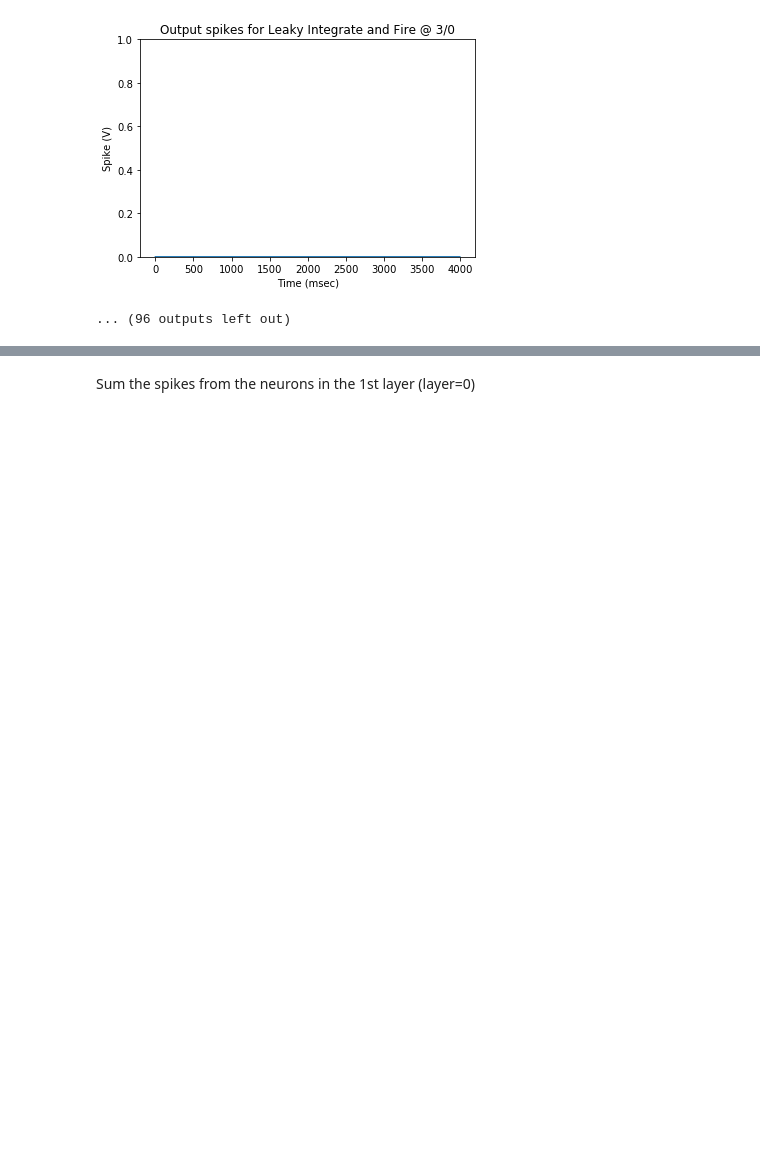
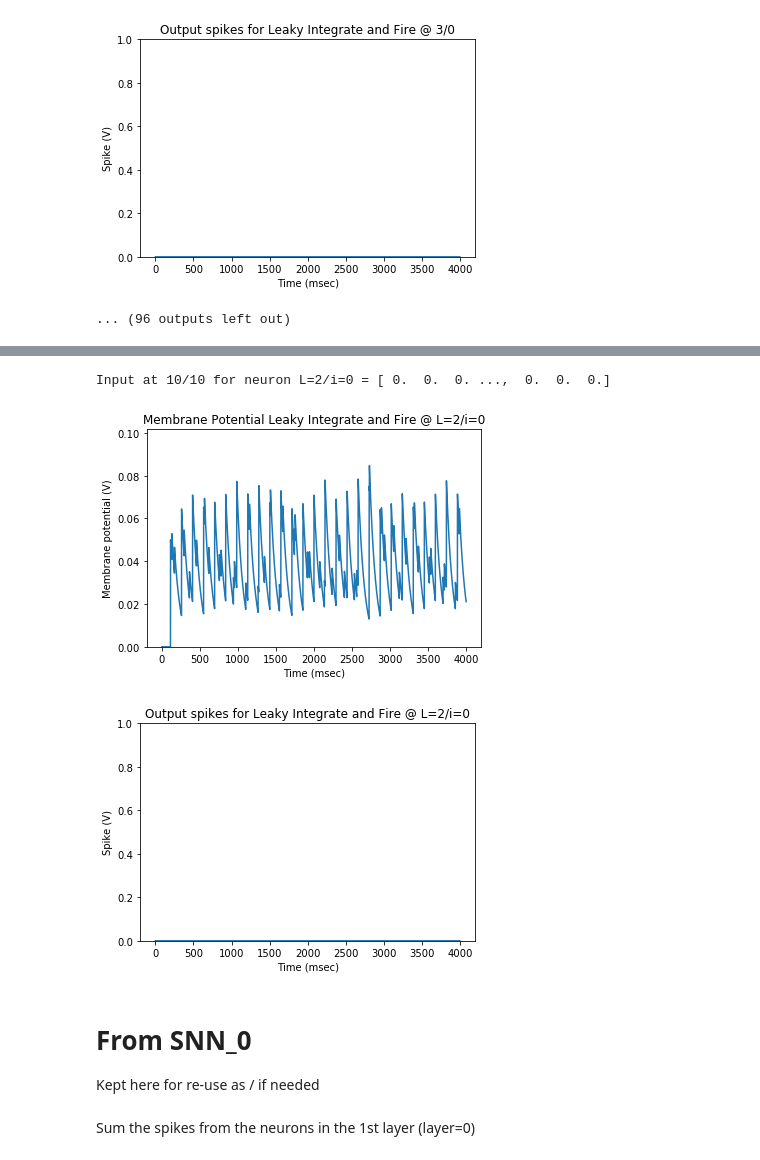
Before and after one commit to markstrefford/Spiking-Neural-Network, a Jupyter notebook: SNN_1.ipynb, the cells around one changed output, grey strips where cells are left out. Drawn from its saved outputs; the diff is of its cells as text; code cells hidden in the pictures; blank space fills up the shorter version.

Commit message:
Single kernel version completed
Spikes propogate to a neuron in the 2nd layer, but not getting enough stimulus to cause this neuron to spike.

```diff
--- a/SNN_1.ipynb
+++ b/SNN_1.ipynb
@@ -167,0 +172,8 @@ Input at 8/5 for neuron 3/0 = [ 0.  0.  0. ...,  0.  0.  0.]
+# %%
+neuron2 = LIF.LIFNeuron(debug=debug)
+stimulus_layer2 = np.zeros(time)
+for y in range(start_y, start_y + stride_size, 1):
+    for x in range(start_x, start_x + stride_size, 1):
+        neuron_x = x-start_x
+        neuron_y = y-start_y
+        stimulus_layer2 += neurons[neuron_x][neuron_y].spikes[0:time]
@@ -168,3 +200,15 @@ Input at 8/5 for neuron 3/0 = [ 0.  0.  0. ...,  0.  0.  0.]
+# %%
+print ('Input at {}/{} for neuron {}/{} = {}'.format(x, y, "L=2","i=0",stimulus_layer2))
+neuron2.spike_generator(stimulus_layer2)
+graph.plot_membrane_potential(neuron2.time, neuron2.Vm, 'Membrane Potential {}'.format(neuron2.type), neuron_id = "L=2/i=0")
+graph.plot_spikes(neuron2.time, neuron2.spikes, 'Output spikes for {}'.format(neuron2.type), neuron_id = "L=2/i=0")
+# %% [output]
+Input at 10/10 for neuron L=2/i=0 = [ 0.  0.  0. ...,  0.  0.  0.]
+[figure, added]
+[figure, added]
+# %% [markdown]
+# From SNN_0
+Kept here for re-use as / if needed
 # %% [markdown]
 Sum the spikes from the neurons in the 1st layer (layer=0)
 # %%
```
Also changed, not shown: parts of 2 cells of this notebook.
